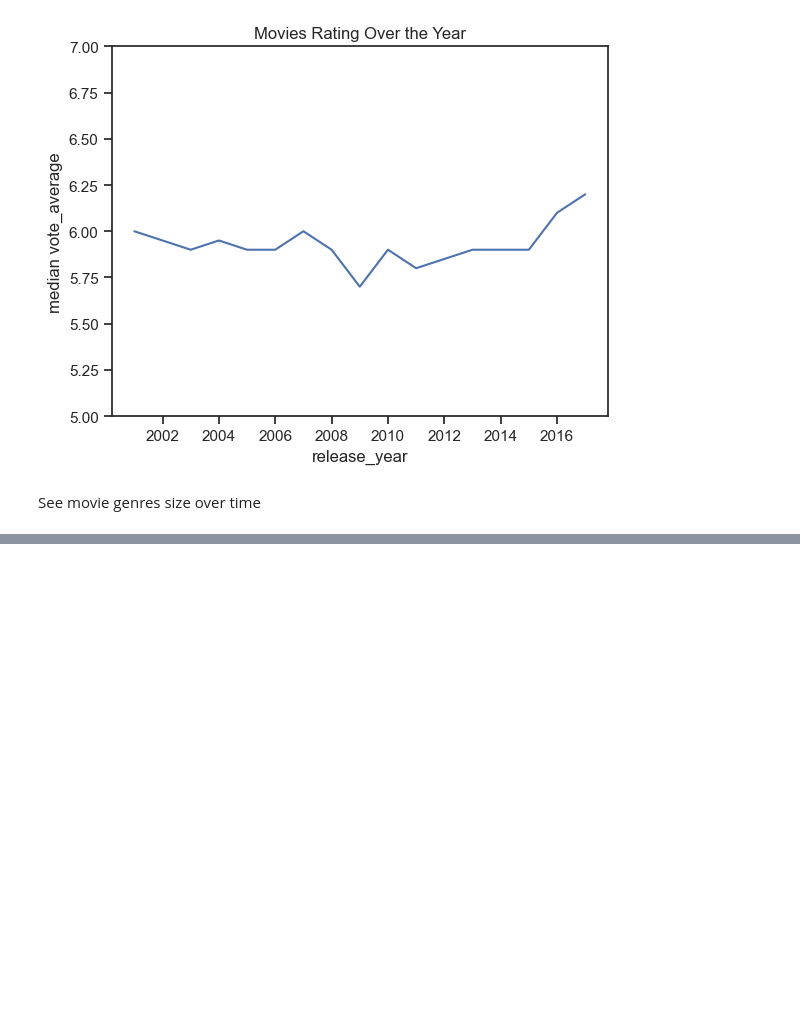
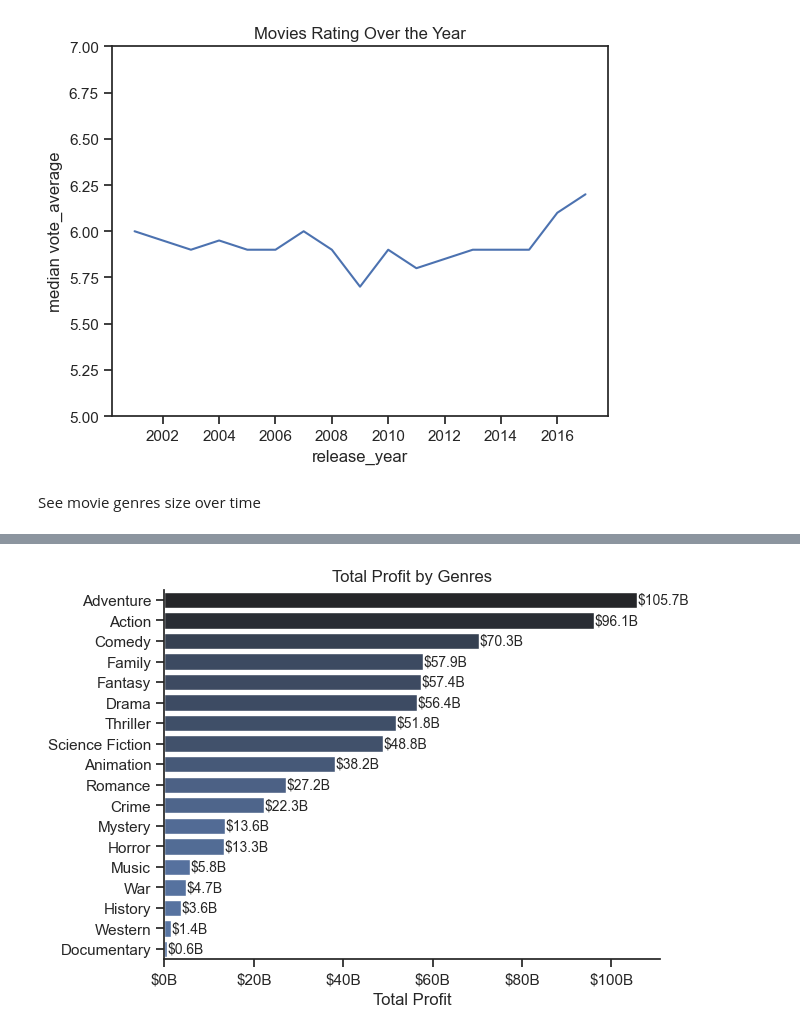
Before and after one commit to Jamil1016/Python_Project_Movie_Analysis, a Jupyter notebook: 1_Analysis/2_Exploratory_Data_Analysis.ipynb, the cells around one changed output, grey strips where cells are left out. Drawn from its saved outputs; the diff is of its cells as text; code cells hidden in the pictures; blank space fills up the shorter version.

```diff
--- a/1_Analysis/2_Exploratory_Data_Analysis.ipynb
+++ b/1_Analysis/2_Exploratory_Data_Analysis.ipynb
@@ -122,0 +216,32 @@ genres_pivot.plot(kind= 'line')
+# %%
+movies_profit_genre = movies_with_profit.explode('genres')
+movies_profit_genre = movies_profit_genre.groupby('genres').agg(profit = ('profit','sum')).sort_values(by= 'profit', ascending= False)
+
+sns.barplot(
+    data= movies_profit_genre
+    ,x= 'profit'
+    ,y= 'genres'
+    ,hue= 'profit'
+    ,palette= 'dark:b_r'
+    ,legend= False
+)
+ax = plt.gca()
+
+ax.set_title('Total Profit by Genres')
+ax.set_xlabel('Total Profit')
+ax.set_ylabel('')
+ax.xaxis.set_major_formatter(plt.FuncFormatter(lambda x,i: f'${x/1_000_000_000:.0f}B'))
+
+for i, profit in enumerate(movies_profit_genre['profit']):
+    ax.text(
+        x= profit + 100_000_000
+        ,y= i
+        ,s= f'${profit/1_000_000_000:.1f}B'
+        ,va = 'center'
+        ,fontsize= 10
+    )
+
+ax.spines[['right','top']].set_visible(False)
+plt.show()
+# %% [output]
+[figure, added]
```
Also changed, not shown: parts of 20 cells of this notebook, 3 other files.
